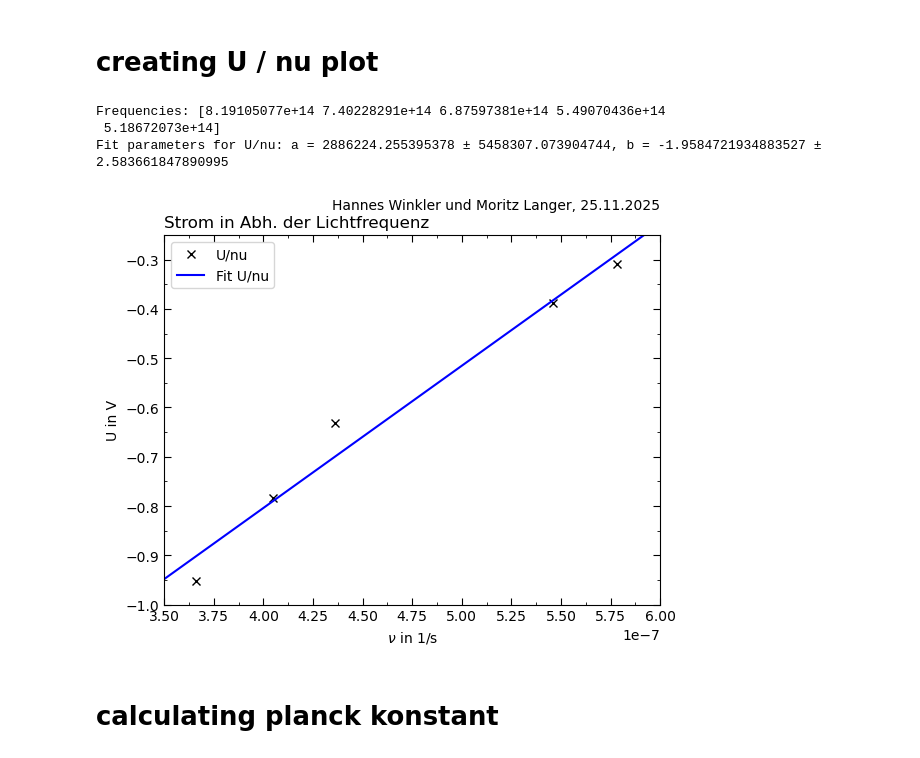
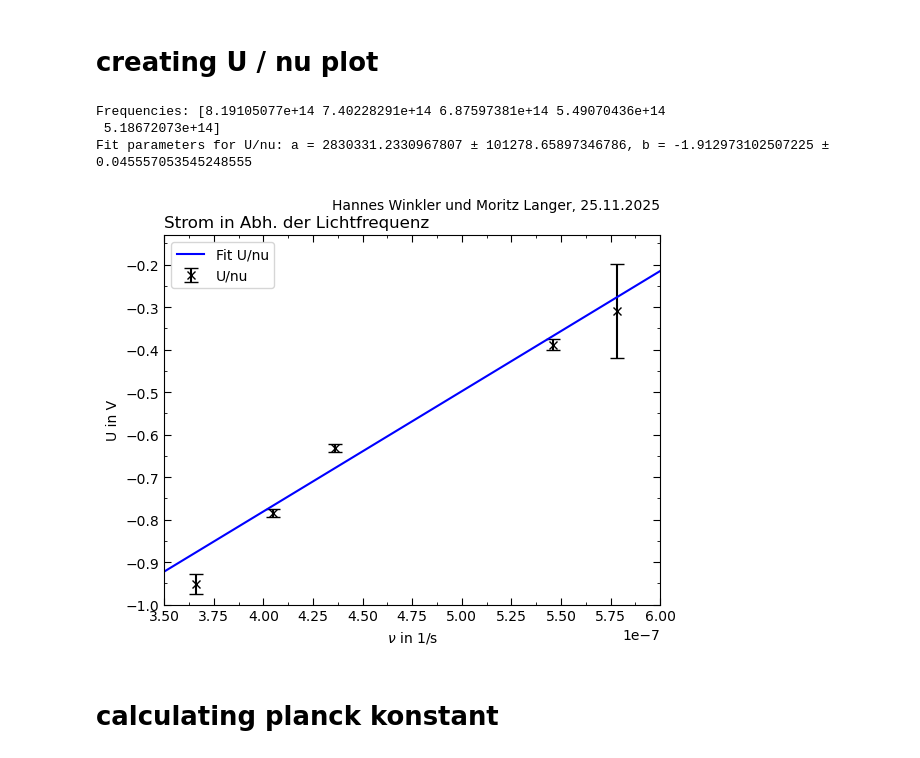
Before and after one commit to Bonsai-Tr33/C-Praktikum, a Jupyter notebook: 45/Evaluation/2.1.ipynb, the cells around one changed output. Drawn from its saved outputs; the diff is of its cells as text; code cells hidden in the pictures.

```diff
--- a/45/Evaluation/2.1.ipynb
+++ b/45/Evaluation/2.1.ipynb
@@ -154,6 +162,9 @@ print(f'Fit parameters for 405nm (vertical): a = {params405V[0]} ± {errors405V[
 U405_intersect = intersect(params405H[0], params405V[0], params405H[1], params405V[1])
 I405_intersect = lin(U405_intersect, params405H[0], params405H[1])
 print(f'Intersection point for 405nm: U = {U405_intersect}, I = {I405_intersect}')
+
+DU405_intersect = DX(params405H[0], params405V[0], params405H[1], params405V[1], errors405H[0], errors405V[0], errors405H[1], errors405V[1])
+print(f'Uncertainty in U at intersection for 405nm: ΔU = {DU405_intersect}')
 
 # plotting
 plt.errorbar([x[0] for x in U405], [x[0] for x in I405],xerr=[x[1] for x in U405], yerr=[x[1] for x in I405], capsize=5, label='Messdaten', color='black', marker='x', linestyle='None') # plot with error bars
@@ -221,6 +233,9 @@ U436_intersect = intersect(params436H[0], params436V[0], params436H[1], params43
 I436_intersect = lin(U436_intersect, params436H[0], params436H[1])
 print(f'Intersection point for 436nm: U = {U436_intersect}, I = {I436_intersect}')
 
+DU436_intersect = DX(params436H[0], params436V[0], params436H[1], params436V[1], errors436H[0], errors436V[0], errors436H[1], errors436V[1])
+print(f'Uncertainty in U at intersection for 436nm: ΔU = {DU436_intersect}')
+
 # plotting
 plt.errorbar([x[0] for x in U436], [x[0] for x in I436],xerr=[x[1] for x in U436], yerr=[x[1] for x in I436 ], capsize=5, label='Messdaten', color='black', marker='x', linestyle='None') # plot with error bars
 plt.plot(fit_range, lin(fit_range, params436H[0], params436H[1]), label='Fit Horizontalteil', color='green') # plot fit line
@@ -281,6 +297,9 @@ print(f'Fit parameters for 546nm (vertical): a = {params546V[0]} ± {errors546V[
 U546_intersect = intersect(params546H[0], params546V[0], params546H[1], params546V[1])
 I546_intersect = lin(U546_intersect, params546H[0], params546H[1])
 print(f'Intersection point for 546nm: U = {U546_intersect}, I = {I546_intersect}')
+
+DU546_intersect = DX(params546H[0], params546V[0], params546H[1], params546V[1], errors546H[0], errors546V[0], errors546H[1], errors546V[1])
+print(f'Uncertainty in U at intersection for 546nm: ΔU = {DU546_intersect}')
 
 # plotting
 plt.errorbar([x[0] for x in U546], [x[0] for x in I546],xerr=[x[1] for x in U546], yerr=[x[1] for x in I546 ], capsize=5, label='Messdaten', color='black', marker='x', linestyle='None') # plot with error bars
@@ -346,6 +366,9 @@ U578_intersect = intersect(params578H[0], params578V[0], params578H[1], params57
 I578_intersect = lin(U578_intersect, params578H[0], params578H[1])
 print(f'Intersection point for 578nm: U = {U578_intersect}, I = {I578_intersect}')
 
+DU578_intersect = DX(params578H[0], params578V[0], params578H[1], params578V[1], errors578H[0], errors578V[0], errors578H[1], errors578V[1])
+print(f'Uncertainty in U at intersection for 578nm: ΔU = {DU578_intersect}')
+
 # plotting
 plt.errorbar([x[0] for x in U578], [x[0] for x in I578],xerr=[x[1] for x in U578], yerr=[x[1] for x in I578 ], capsize=5, label='Messdaten', color='black', marker='x', linestyle='None') # plot with error bars
 plt.plot(fit_range, lin(fit_range, params578H[0], params578H[1]), label='Fit Horizontalteil', color='green') # plot fit line
@@ -353,7 +376,6 @@ plt.plot(fit_range, lin(fit_range, params578V[0], params578V[1]), label='Fit Ver
 plt.axvline(x=-1, color='grey', linestyle=':')
 plt.axvline(x=-0.15, color='grey', linestyle='-.')
 plt.scatter(U578_intersect, I578_intersect, edgecolors='Red', facecolors='none', label=Knsp, zorder=10, s=65)  # plot intersection point
-
 
 plt.xlabel('Bremsspannung U [V]')
 plt.ylabel('Strom I [nA]')
@@ -387,46 +410,47 @@ Intersection point for 578nm: U = -0.30954210717406644, I = -0.05517007695853223
 # %%
 # initializing array
 U_values = np.array([U366_intersect, U405_intersect, U436_intersect, U546_intersect, U578_intersect])
+DU_values = np.array([DU366_intersect, DU405_intersect, DU436_intersect, DU546_intersect, DU578_intersect])
 wavelengths = np.array([366e-9, 405e-9, 436e-9, 546e-9, 578e-9])  # in meters
 
 # calculating frequencies
 f = c / wavelengths
 print(f'Frequencies: {f}')
 
-paramsnu, covnu= opt.curve_fit(lin, wavelengths, U_values, absolute_sigma=True)
+paramsnu, covnu= opt.curve_fit(lin, wavelengths, U_values, sigma=DU_values, absolute_sigma=True)
 errorsnu = np.sqrt(np.diag(covnu))
 print(f'Fit parameters for U/nu: a = {paramsnu[0]} ± {errorsnu[0]}, b = {paramsnu[1]} ± {errorsnu[1]}')
 
 # plotting
-plt.plot(wavelengths, U_values, label='U/nu', color='black', linestyle='None', marker='x') # plot data points
+plt.errorbar(wavelengths, U_values, yerr=DU_values, label='U/nu', color='black', capsize=5, linestyle='None', marker='x') # plot data points
 plt.plot(fit_range, lin(fit_range, paramsnu[0], paramsnu[1]), label='Fit U/nu', color='blue') # plot fit line
 
 plt.xlabel('$\\nu$ in 1/s')
 plt.ylabel('U in V')
 plt.title('Strom in Abh. der Lichtfrequenz', loc='left')
 plt.text(1, 1.1, 'Hannes Winkler und Moritz Langer, 25.11.2025', ha='right', va='top', transform=plt.gca().transAxes, fontsize=10)
 plt.legend()
 
 # locating and arranging ticks
 plt.xticks(np.arange(1*10**(-7), 10*10**(-7), 0.25*10**(-7)))
 plt.gca().yaxis.set_minor_locator(AutoMinorLocator(2))
 plt.gca().xaxis.set_minor_locator(AutoMinorLocator(2))
 plt.tick_params(axis='both', which='minor', direction='in', right=True, top=True)
 plt.tick_params(axis='both', which='major', direction='in', right=True, top=True, length=5)
 
 # limiting and setting plot layout
-plt.ylim(-1, -0.25)
+plt.ylim(-1, -0.13)
 plt.xlim(3.5*10**(-7), 6*10**(-7))
 # plt.tight_layout()
 
 # plot location
 plt.savefig(img_path / 'U_nu.png')
 plt.show() # shows plot every run of the code, used for debugging
 # %% [output]
 Frequencies: [8.19105077e+14 7.40228291e+14 6.87597381e+14 5.49070436e+14
  5.18672073e+14]
-Fit parameters for U/nu: a = 2886224.255395378 ± 5458307.073904744, b = -1.9584721934883527 ± 2.583661847890995
+Fit parameters for U/nu: a = 2830331.2330967807 ± 101278.65897346786, b = -1.912973102507225 ± 0.045557053545248555
-[figure, old version]
+[figure, new version]
 # %% [markdown]
 # calculating planck konstant
 # %%
```
Also changed, not shown: parts of 6 cells of this notebook, 1 other file.
